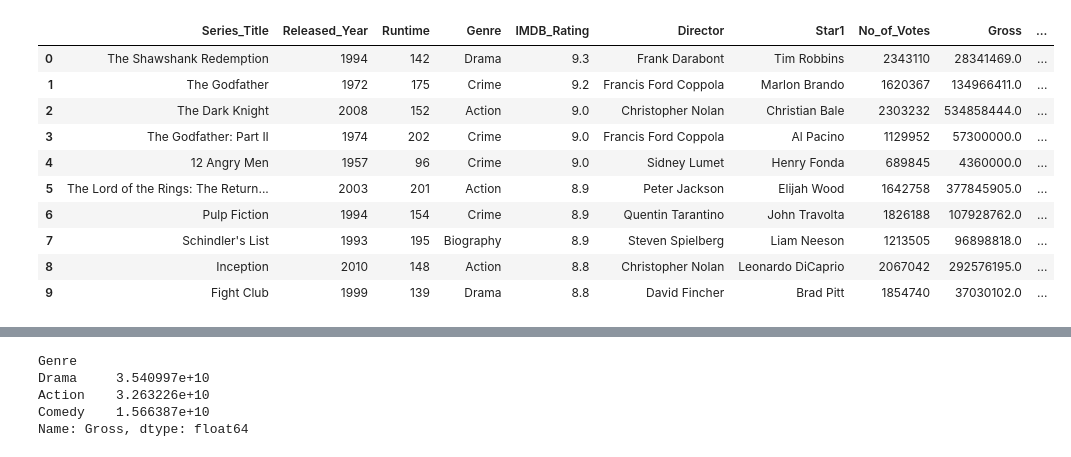
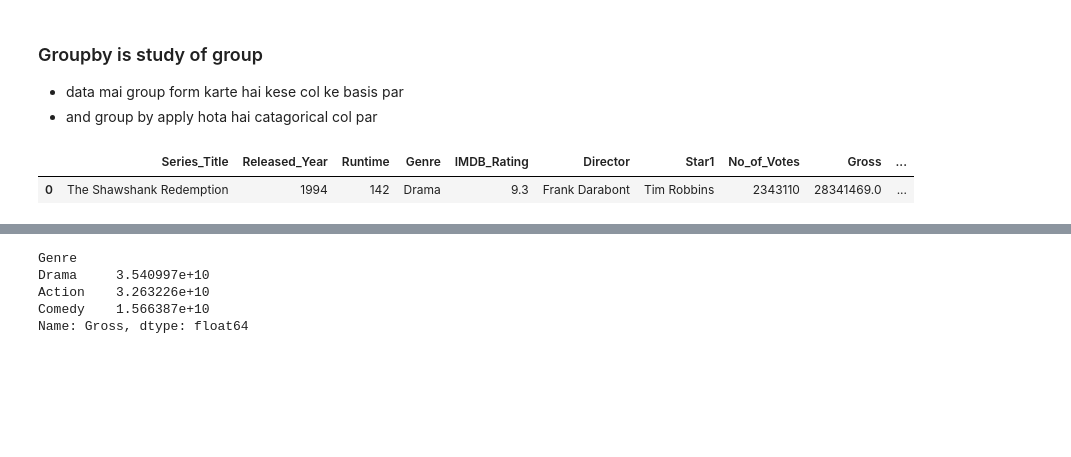
Before and after one commit to Nitin-Prata/python-libraries, a Jupyter notebook: Pandas/GroupByObject_Pandas.ipynb, the cells around one changed output, grey strips where cells are left out. Cells and saved outputs as stored; diff of their text form; code cells hidden in the pictures; blank space fills up the shorter version.

Commit message:
GroupByObject_Pandas

```diff
--- a/Pandas/GroupByObject_Pandas.ipynb
+++ b/Pandas/GroupByObject_Pandas.ipynb
@@ -1,22 +1,17 @@
 # %%
 import numpy as np
 import pandas as pd
+# %% [markdown]
+### Groupby is study of group
++ data mai group form karte hai kese col ke basis par
++ and group by apply hota hai catagorical col par
 # %%
-movies = pd.read_csv('imdb-top-1000.csv')
+movies = pd.read_csv(r'C:\Users\HP\OneDrive\Documents\Desktop\python-libraries\Data\imdb-top-1000.csv')
 # %%
-movies.head(10)
+movies.head(1)
 # %% [output]
 |  | Series_Title | Released_Year | Runtime | Genre | IMDB_Rating | Director | Star1 | No_of_Votes | Gross | ... |
 | 0 | The Shawshank Redemption | 1994 | 142 | Drama | 9.3 | Frank Darabont | Tim Robbins | 2343110 | 28341469.0 | ... |
-| 1 | The Godfather | 1972 | 175 | Crime | 9.2 | Francis Ford Coppola | Marlon Brando | 1620367 | 134966411.0 | ... |
-| 2 | The Dark Knight | 2008 | 152 | Action | 9.0 | Christopher Nolan | Christian Bale | 2303232 | 534858444.0 | ... |
-| 3 | The Godfather: Part II | 1974 | 202 | Crime | 9.0 | Francis Ford Coppola | Al Pacino | 1129952 | 57300000.0 | ... |
-| 4 | 12 Angry Men | 1957 | 96 | Crime | 9.0 | Sidney Lumet | Henry Fonda | 689845 | 4360000.0 | ... |
-| 5 | The Lord of the Rings: The Return... | 2003 | 201 | Action | 8.9 | Peter Jackson | Elijah Wood | 1642758 | 377845905.0 | ... |
-| 6 | Pulp Fiction | 1994 | 154 | Crime | 8.9 | Quentin Tarantino | John Travolta | 1826188 | 107928762.0 | ... |
-| 7 | Schindler's List | 1993 | 195 | Biography | 8.9 | Steven Spielberg | Liam Neeson | 1213505 | 96898818.0 | ... |
-| 8 | Inception | 2010 | 148 | Action | 8.8 | Christopher Nolan | Leonardo DiCaprio | 2067042 | 292576195.0 | ... |
-| 9 | Fight Club | 1999 | 139 | Drama | 8.8 | David Fincher | Brad Pitt | 1854740 | 37030102.0 | ... |
 # %%
 genres = movies.groupby('Genre')
 # %%
```
Also changed, not shown: parts of 7 cells of this notebook.
